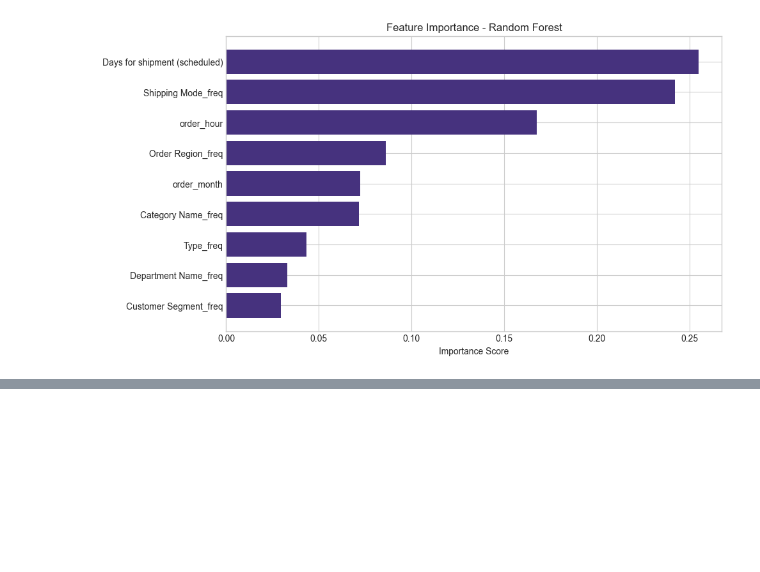
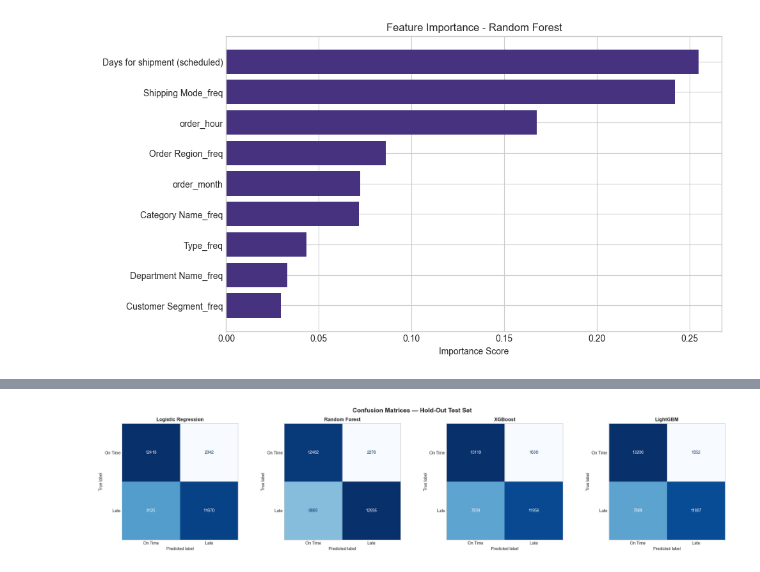
Before and after one commit to Akshadgajapure/Supply-Chain-Management, a Jupyter notebook: main.ipynb, the cells around one changed output, grey strips where cells are left out. Cells and saved outputs as stored; diff of their text form; code cells hidden in the pictures; blank space fills up the shorter version.

```diff
--- a/main.ipynb
+++ b/main.ipynb
@@ -777,0 +1036,18 @@ plt.show()
+# %%
+# ─── Confusion Matrices — All Models ─────────────────────────────────────────
+
+fig, axes = plt.subplots(1, len(trained_models), figsize=(22, 5))
+fig.suptitle("Confusion Matrices — Hold-Out Test Set", fontsize=15, fontweight="bold")
+
+for ax, (name, model) in zip(axes, trained_models.items()):
+    y_pred = model.predict(X_test)
+    cm_mat = confusion_matrix(y_test, y_pred)
+    disp   = ConfusionMatrixDisplay(confusion_matrix=cm_mat, display_labels=["On Time", "Late"])
+    disp.plot(ax=ax, cmap="Blues", colorbar=False)
+    ax.set_title(name, fontsize=12, fontweight="bold")
+    ax.grid(False)
+
+plt.tight_layout()
+plt.show()
+# %% [output]
+[figure, added]
```
Also changed, not shown: parts of 13 cells of this notebook.
